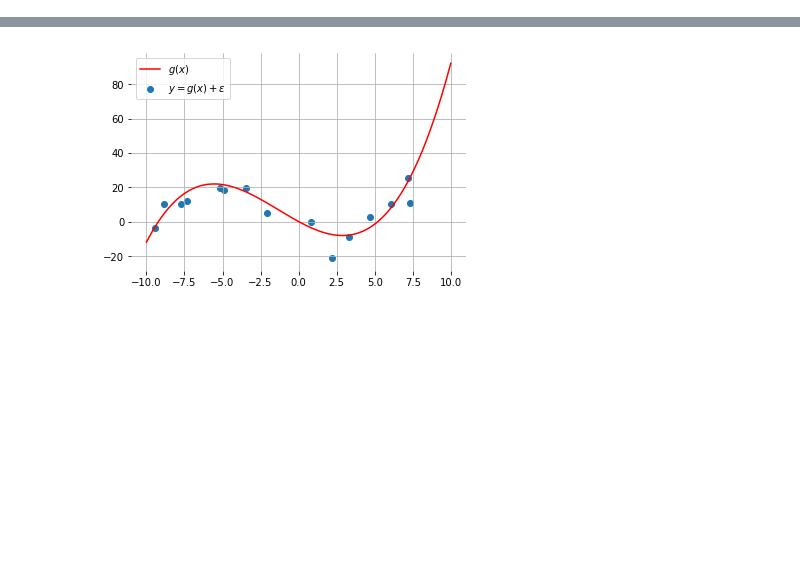
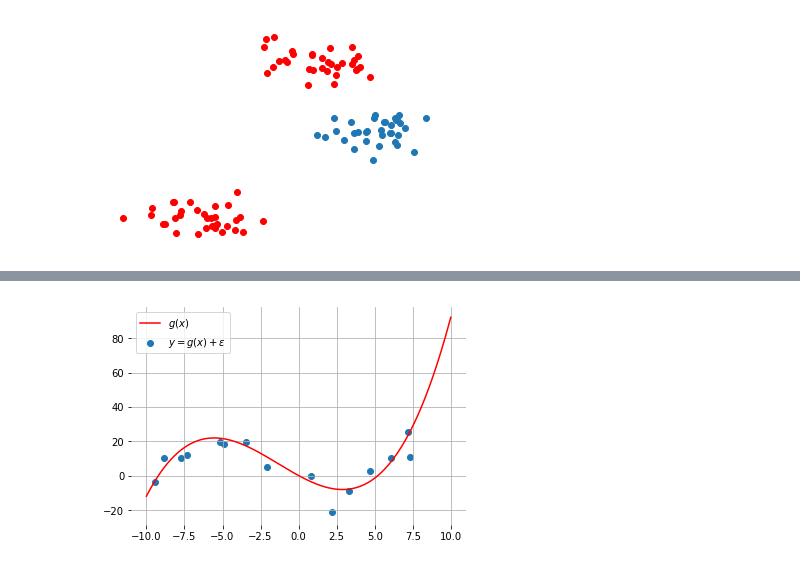
Before and after one commit to glouppe/info8010-deep-learning, a Jupyter notebook: figures/lec1/lecture1.ipynb, the cells around one changed output, grey strips where cells are left out. Saved outputs shown, nothing was run; the diff lists cells and outputs as text; code cells hidden in the pictures; blank space fills up the shorter version.

```diff
--- a/figures/lec1/lecture1.ipynb
+++ b/figures/lec1/lecture1.ipynb
@@ -9,3 +9,17 @@ def remove_frame():
         spine.set_visible(False)
 
 np.random.seed(43)
+# %%
+# classification
+from sklearn.datasets import make_blobs
+X, y = make_blobs(centers=3)
+
+plt.scatter(X[y==0, 0], X[y==0, 1])
+plt.scatter(X[y>=1, 0], X[y>=1, 1], c="r")
+plt.xticks([])
+plt.yticks([])
+plt.grid()
+remove_frame()
+plt.savefig("classification.png")
+# %% [output]
+[figure, added]
```
Also changed, not shown: parts of 1 cell of this notebook, 4 other files.
